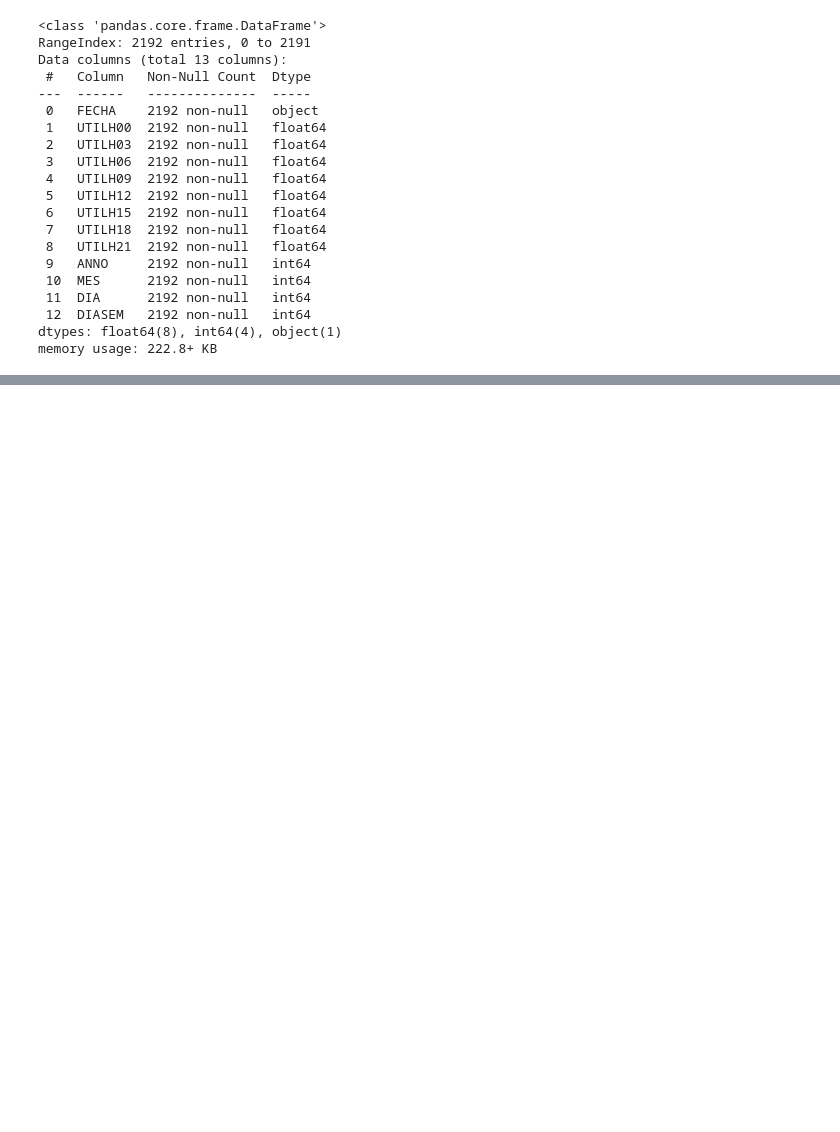
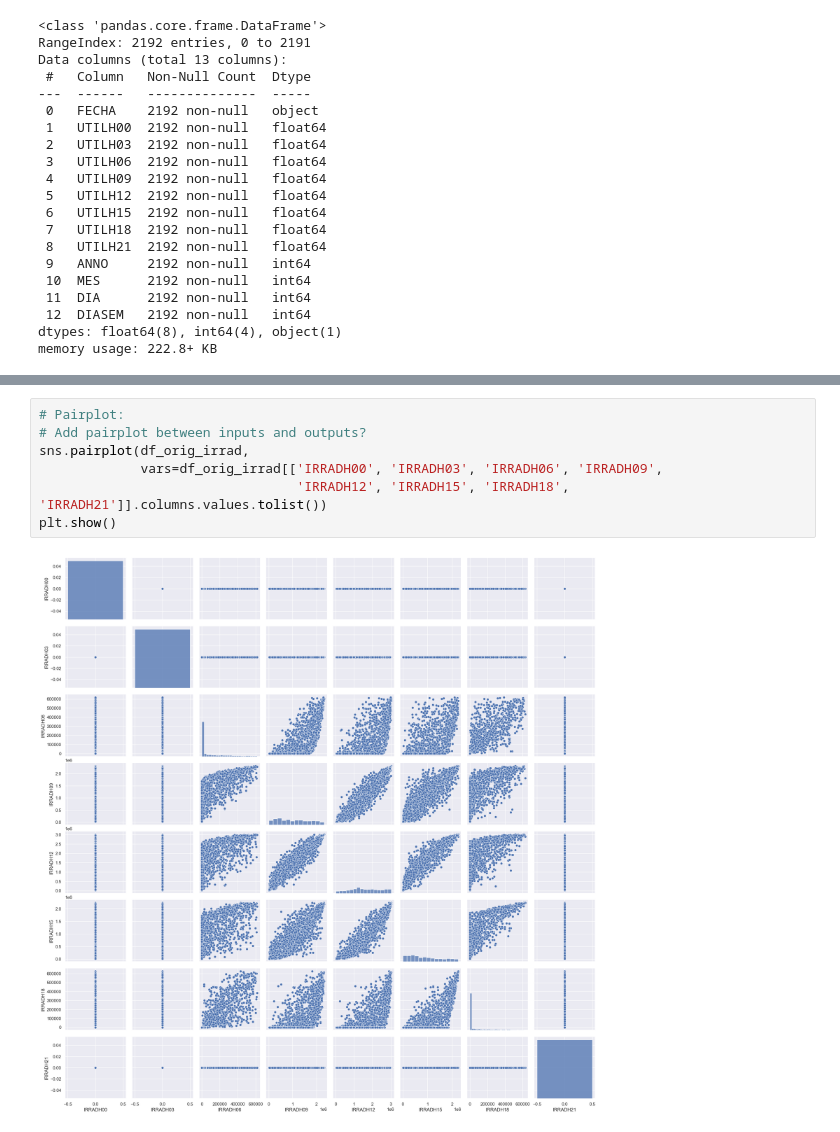
Before and after one commit to MARIABELENSB/Assessment1_MLII, a Jupyter notebook: src/1.EDA.ipynb, the cells around one changed output, grey strips where cells are left out. Cells and saved outputs as stored; diff of their text form; blank space fills up the shorter version.

```diff
--- a/src/1.EDA.ipynb
+++ b/src/1.EDA.ipynb
@@ -137,0 +142,9 @@ plt.show()
+# %%
+# Pairplot:
+# Add pairplot between inputs and outputs?
+sns.pairplot(df_orig_irrad,
+             vars=df_orig_irrad[['IRRADH00', 'IRRADH03', 'IRRADH06', 'IRRADH09',
+                                 'IRRADH12', 'IRRADH15', 'IRRADH18', 'IRRADH21']].columns.values.tolist())
+plt.show()
+# %% [output]
+[figure, added]
```
Also changed, not shown: parts of 10 cells of this notebook, 3 other files.
